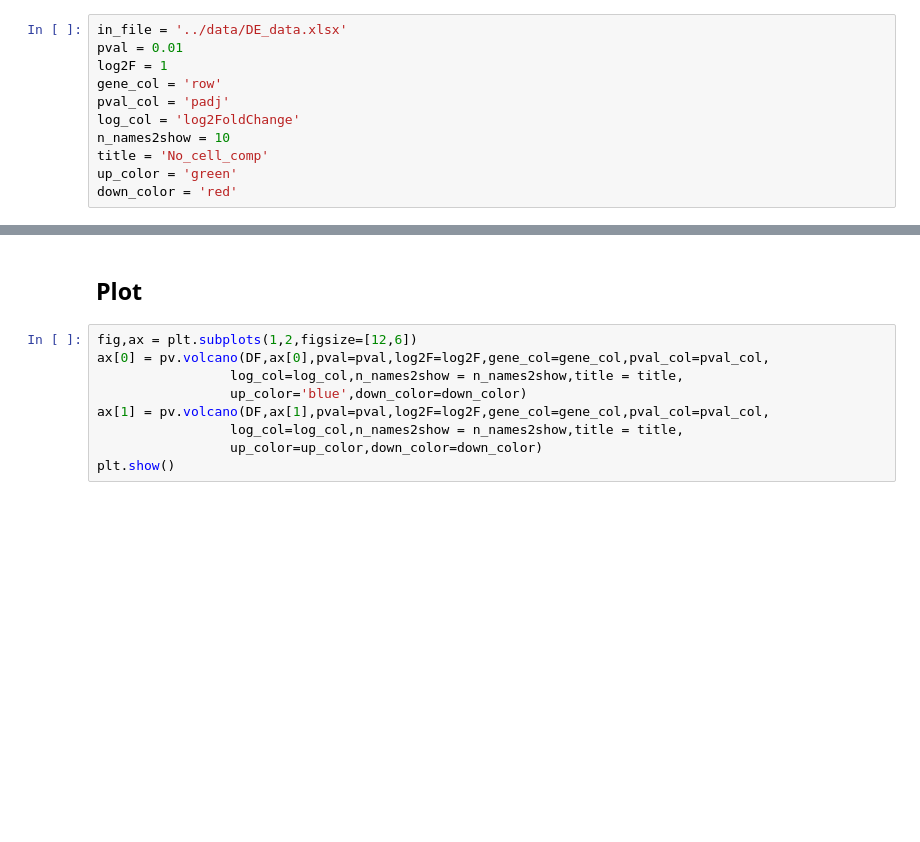
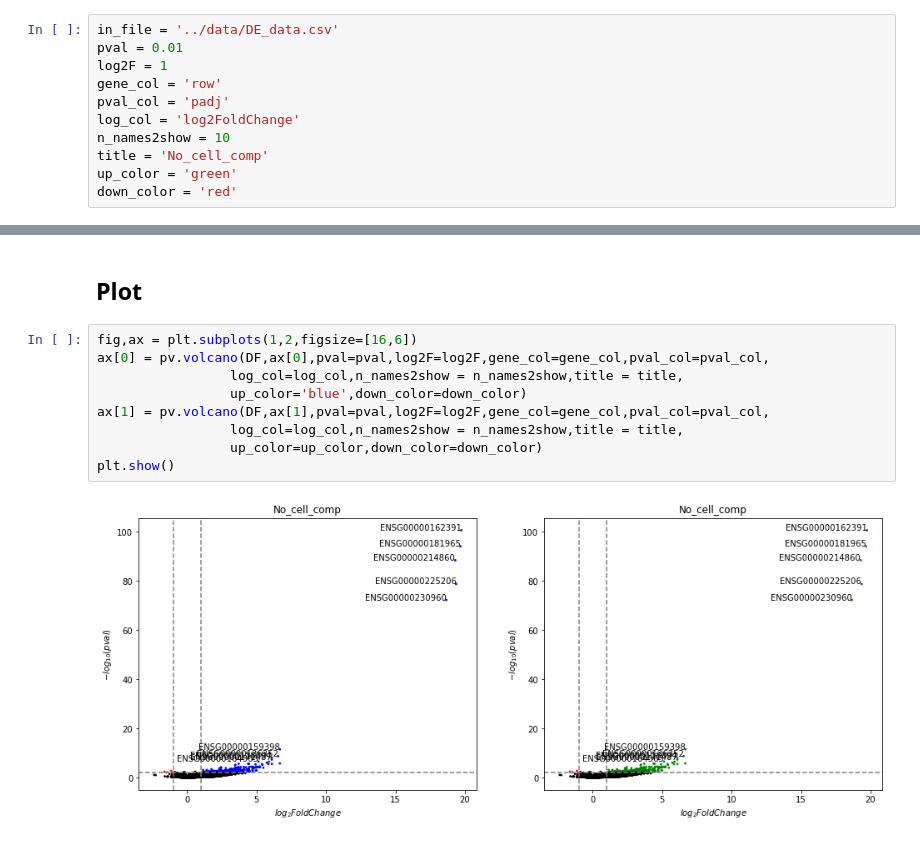
Before and after one commit to BioinfoVisualization/pyVolcano, a Jupyter notebook: src/test_load_module.ipynb, the cells around one changed output, grey strips where cells are left out. Cells and saved outputs as stored; diff of their text form; blank space fills up the shorter version.

```diff
--- a/src/test_load_module.ipynb
+++ b/src/test_load_module.ipynb
@@ -11,7 +11,7 @@ from matplotlib import pyplot as plt
 # %%
 import pyVolcano as pv
 # %%
-in_file = '../data/DE_data.xlsx'
+in_file = '../data/DE_data.csv'
 pval = 0.01
 log2F = 1
 gene_col = 'row'
@@ -39,11 +73,13 @@ DF
 # %% [markdown]
 ## Plot
 # %%
-fig,ax = plt.subplots(1,2,figsize=[12,6])
+fig,ax = plt.subplots(1,2,figsize=[16,6])
 ax[0] = pv.volcano(DF,ax[0],pval=pval,log2F=log2F,gene_col=gene_col,pval_col=pval_col,
                  log_col=log_col,n_names2show = n_names2show,title = title,
                  up_color='blue',down_color=down_color)
 ax[1] = pv.volcano(DF,ax[1],pval=pval,log2F=log2F,gene_col=gene_col,pval_col=pval_col,
                  log_col=log_col,n_names2show = n_names2show,title = title,
                  up_color=up_color,down_color=down_color)
 plt.show()
+# %% [output]
+[figure, added]
```
Also changed, not shown: parts of 3 cells of this notebook, 1 other file.
